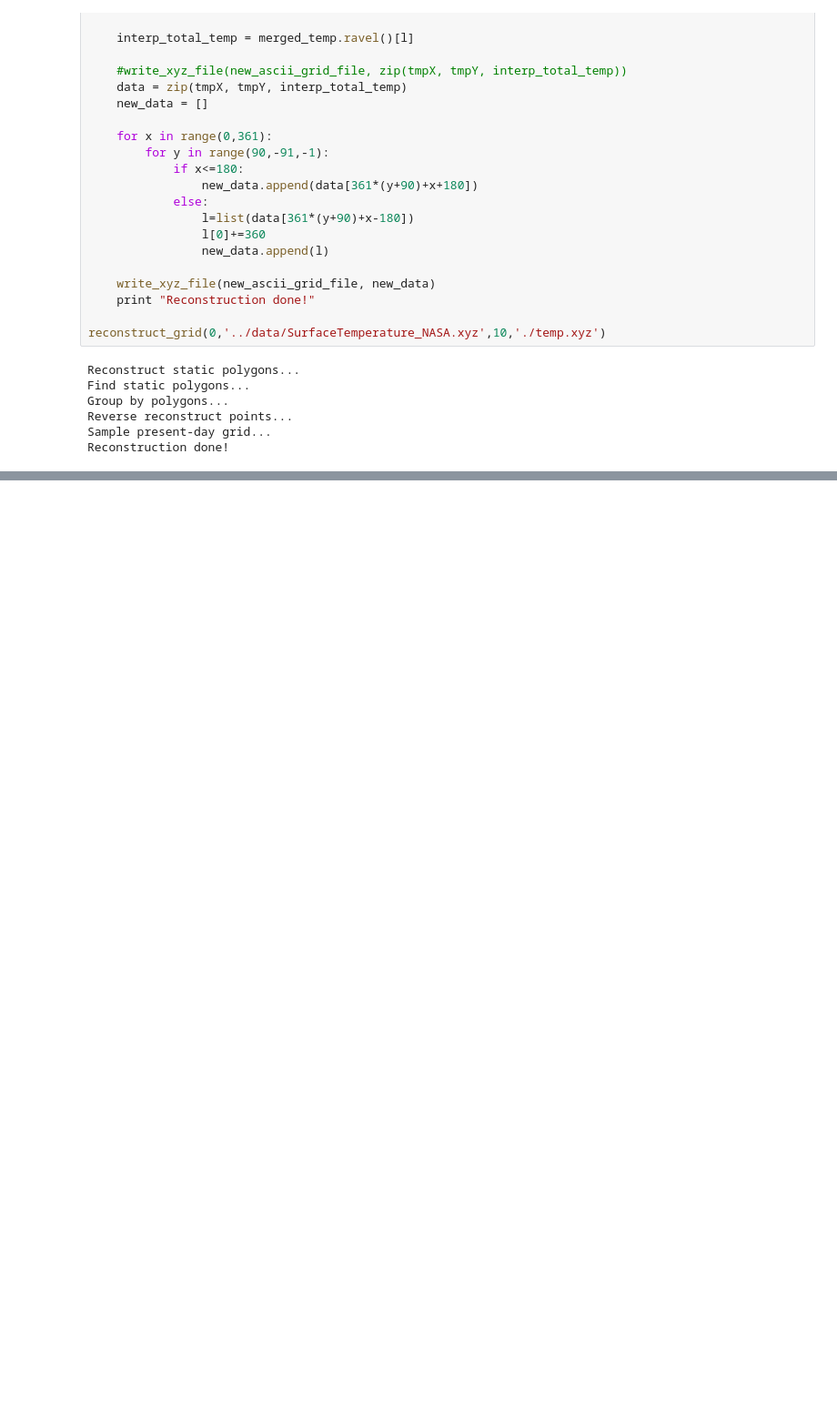
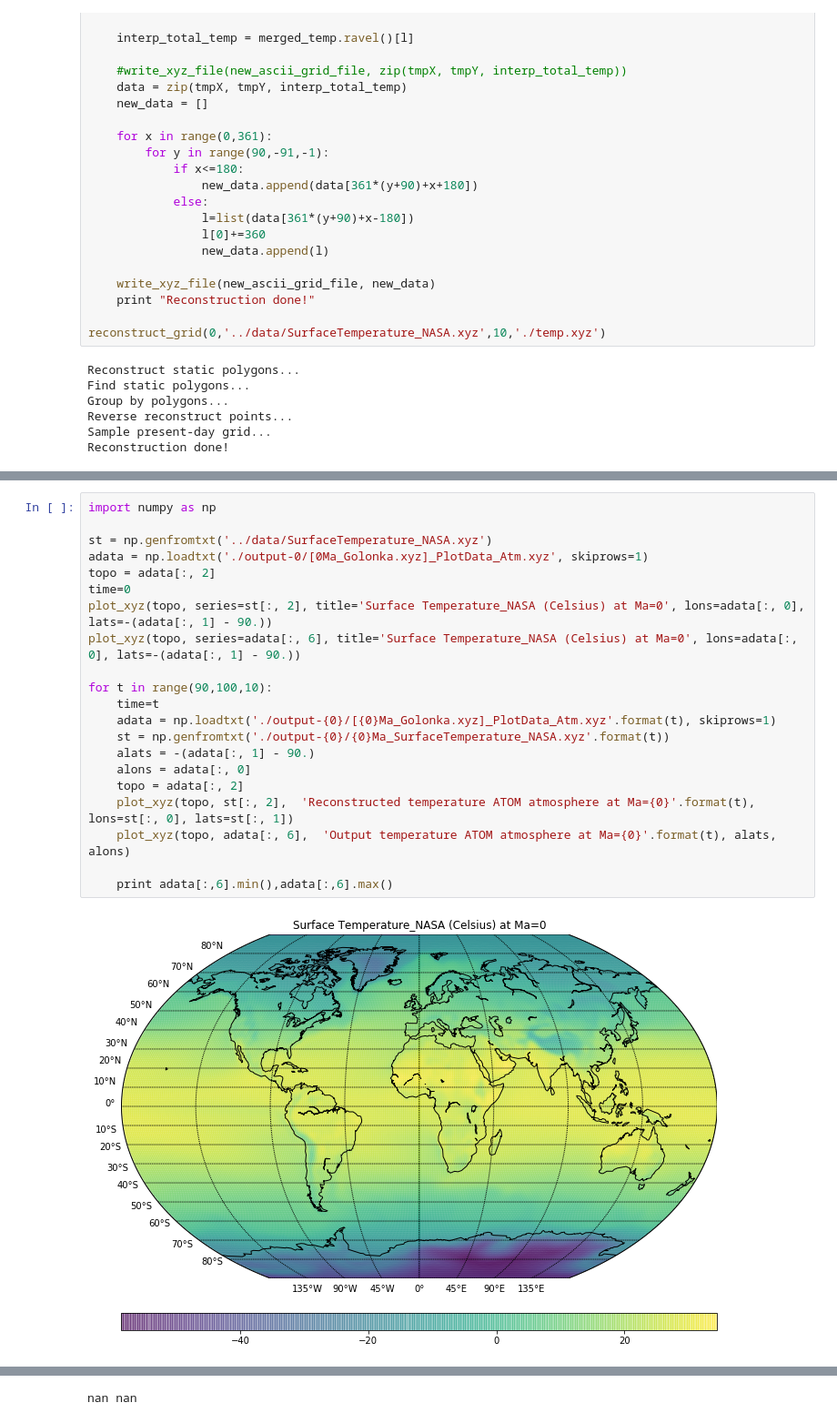
Before and after one commit to atom-model/ATOM, a Jupyter notebook: benchmark/grid_reconstruction/Reconstruct_ATOM_grids.ipynb, the cells around one changed output, grey strips where cells are left out. Shown at 91% size. Drawn from its saved outputs; the diff is of its cells as text; blank space fills up the shorter version.

```diff
--- a/benchmark/grid_reconstruction/Reconstruct_ATOM_grids.ipynb
+++ b/benchmark/grid_reconstruction/Reconstruct_ATOM_grids.ipynb
@@ -432,0 +463,23 @@ for t in range(90,110,10):
+# %%
+import numpy as np
+
+st = np.genfromtxt('../data/SurfaceTemperature_NASA.xyz')
+adata = np.loadtxt('./output-0/[0Ma_Golonka.xyz]_PlotData_Atm.xyz', skiprows=1)
+topo = adata[:, 2]
+time=0
+plot_xyz(topo, series=st[:, 2], title='Surface Temperature_NASA (Celsius) at Ma=0', lons=adata[:, 0], lats=-(adata[:, 1] - 90.))
+plot_xyz(topo, series=adata[:, 6], title='Surface Temperature_NASA (Celsius) at Ma=0', lons=adata[:, 0], lats=-(adata[:, 1] - 90.))
+
+for t in range(90,100,10):
+    time=t
+    adata = np.loadtxt('./output-{0}/[{0}Ma_Golonka.xyz]_PlotData_Atm.xyz'.format(t), skiprows=1)
+    st = np.genfromtxt('./output-{0}/{0}Ma_SurfaceTemperature_NASA.xyz'.format(t))
+    alats = -(adata[:, 1] - 90.)
+    alons = adata[:, 0]
+    topo = adata[:, 2]
+    plot_xyz(topo, st[:, 2],  'Reconstructed temperature ATOM atmosphere at Ma={0}'.format(t), lons=st[:, 0], lats=st[:, 1])
+    plot_xyz(topo, adata[:, 6],  'Output temperature ATOM atmosphere at Ma={0}'.format(t), alats, alons)
+
+    print adata[:,6].min(),adata[:,6].max()
+# %% [output]
+[figure, added]
@@ -432,0 +489 @@ for t in range(90,110,10):
+nan nan
```
Also changed, not shown: parts of 7 cells of this notebook, 2 other files.
